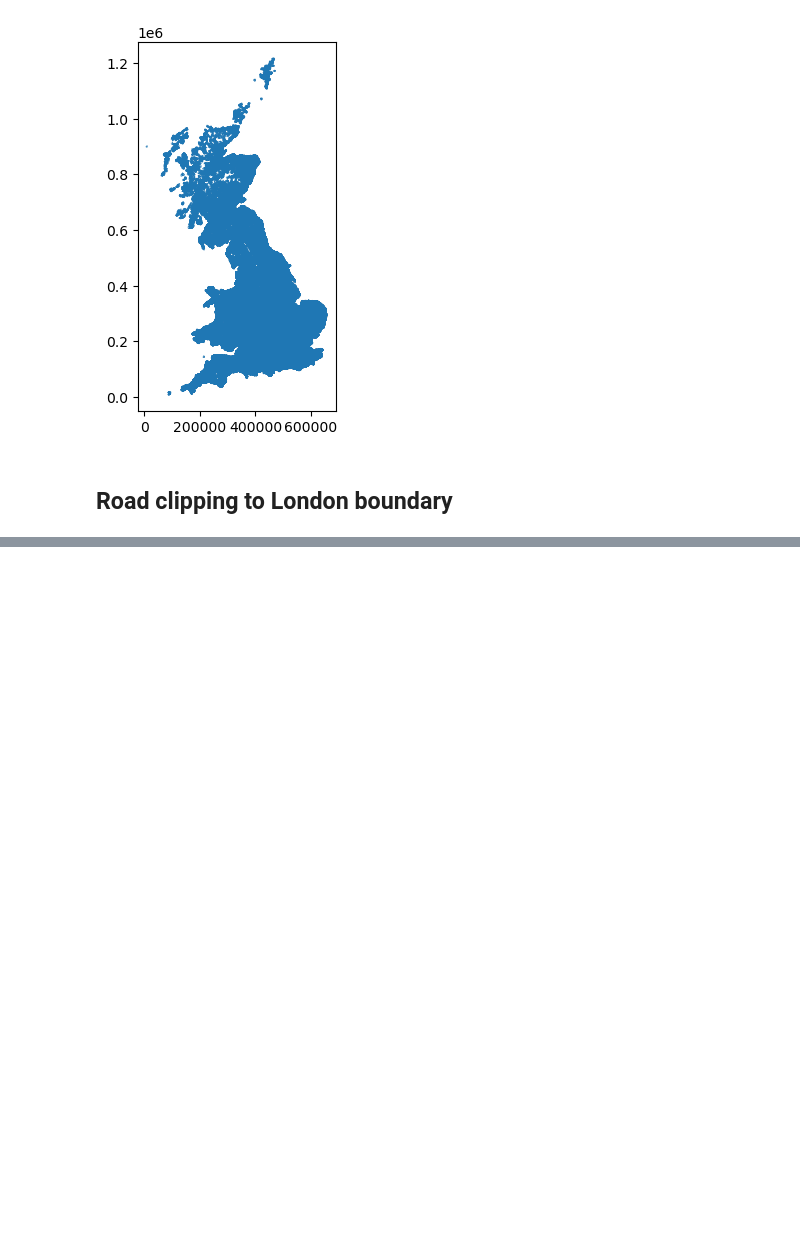
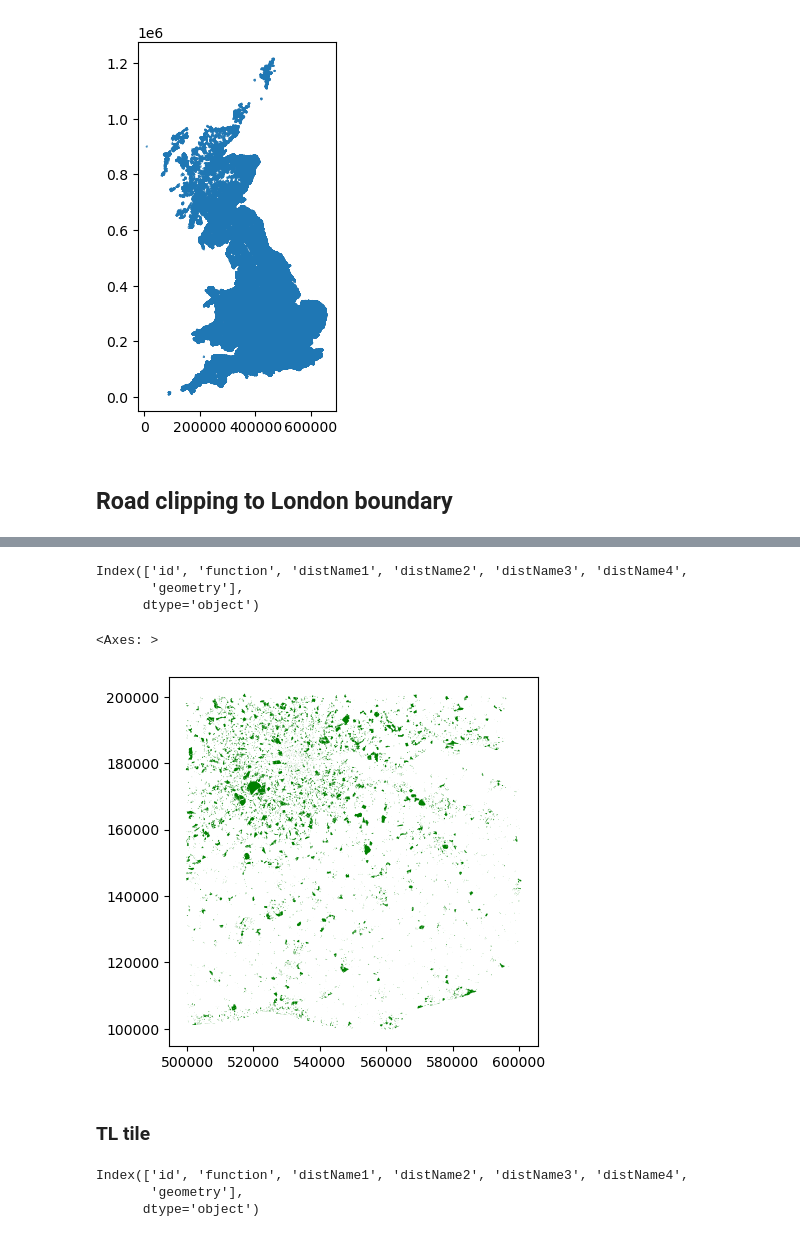
Before and after one commit to kbuksa/london-greenspace-access, a Jupyter notebook: london-road-merge.ipynb, the cells around one changed output, grey strips where cells are left out. Cells and saved outputs as stored; diff of their text form; code cells hidden in the pictures; blank space fills up the shorter version.

```diff
--- a/london-road-merge.ipynb
+++ b/london-road-merge.ipynb
@@ -24,8 +24,11 @@ greenspace_TQ = gpd.read_file("Data/greenspace_data/opgrsp_essh_tq/OS Open Green
 # %% [markdown]
 ## Converting CRS of data to OSGB
 # %%
+# Converting all data to the OSGC CRS
 roads = roads.to_crs("EPSG:27700")
 london_boroughs = london_boroughs.to_crs("EPSG:27700")
+greenspace_TL = greenspace_TL.to_crs("EPSG:27700")
+greenspace_TQ = greenspace_TQ.to_crs("EPSG:27700")
 # %% [markdown]
 ## Road data analysis
 # %%
@@ -91,0 +105,21 @@ london_roads.plot(column='form_of_way',
+# %%
+# Check TQ green space columns
+greenspace_TQ.columns
+# %% [output]
+Index(['id', 'function', 'distName1', 'distName2', 'distName3', 'distName4',
+       'geometry'],
+      dtype='object')
+# %%
+greenspace_TQ.plot(color='green')
+# %% [output]
+<Axes: >
+[figure, added]
+# %% [markdown]
+### TL tile
+# %%
+# Check TQ green space columns
+greenspace_TQ.columns
+# %% [output]
+Index(['id', 'function', 'distName1', 'distName2', 'distName3', 'distName4',
+       'geometry'],
+      dtype='object')
```
Also changed, not shown: parts of 15 cells of this notebook.
